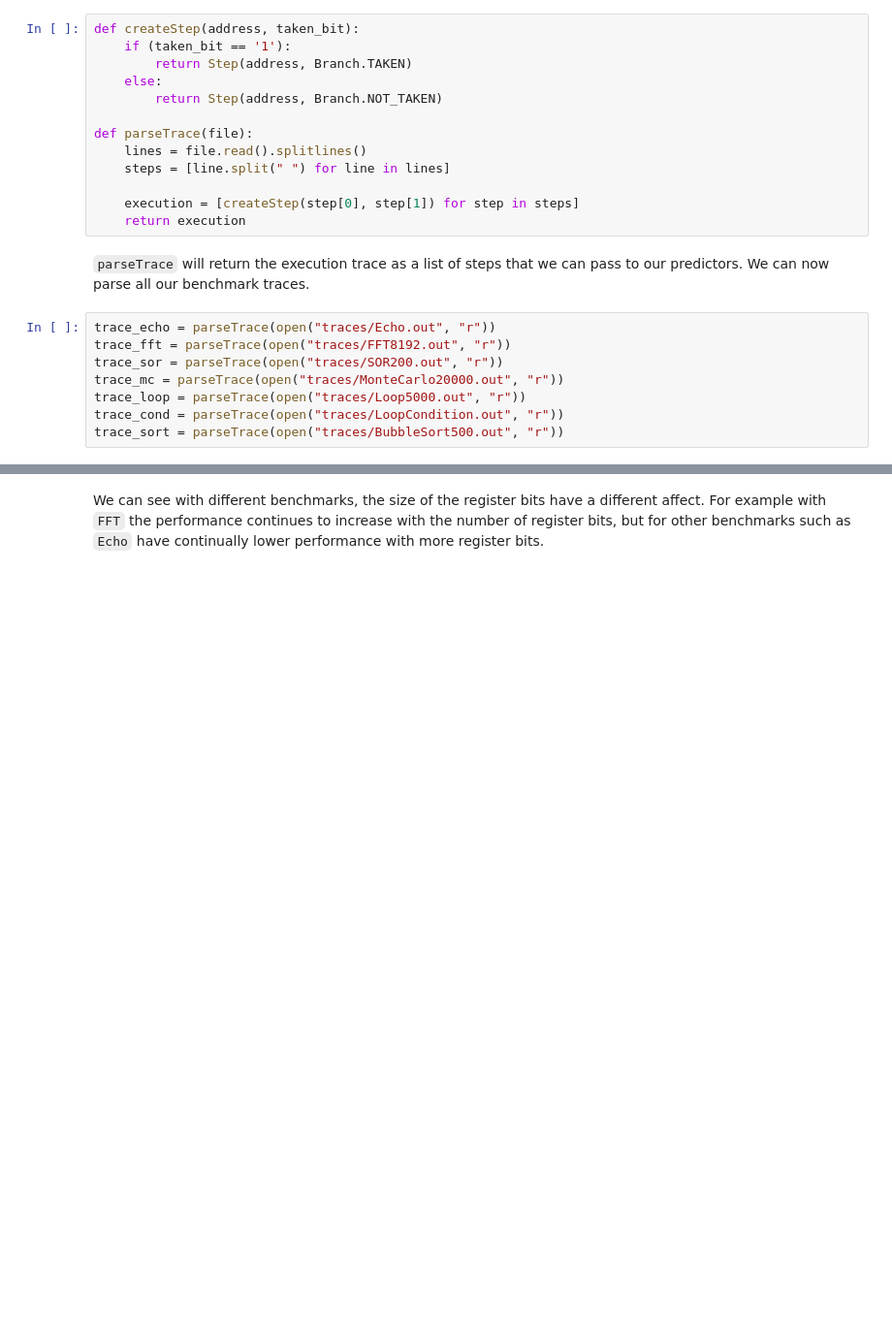
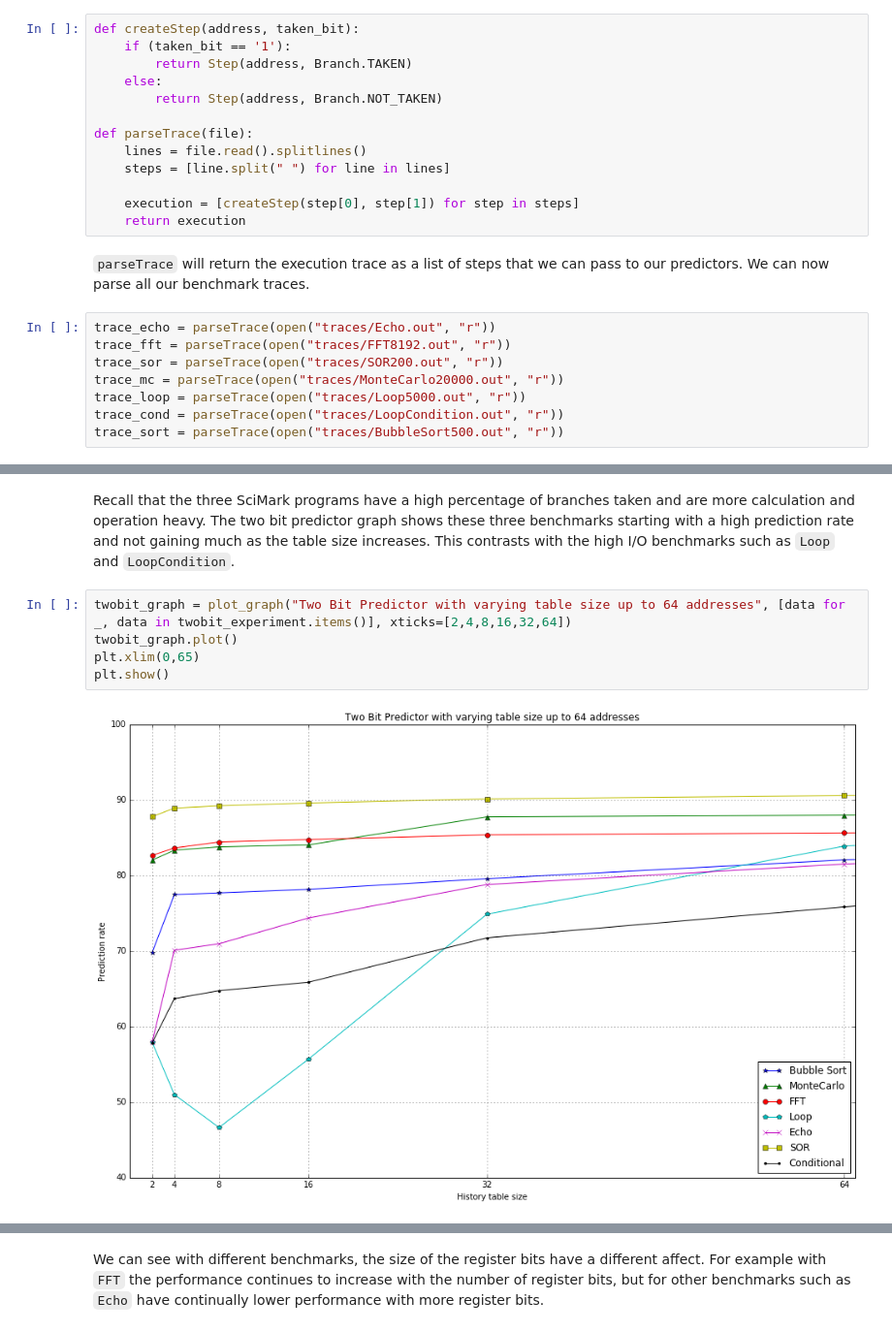
Before and after one commit to 12yuens2/branch-prediction, a Jupyter notebook: CS4202 Branch Prediction Practical.ipynb, the cells around one changed output, grey strips where cells are left out. Shown at 97% size. Saved outputs shown, nothing was run; the diff lists cells and outputs as text; blank space fills up the shorter version.

```diff
--- a/CS4202 Branch Prediction Practical.ipynb
+++ b/CS4202 Branch Prediction Practical.ipynb
@@ -427,0 +378,9 @@ plt.show
+# %% [markdown]
+Recall that the three SciMark programs have a high percentage of branches taken and are more calculation and operation heavy. The two bit predictor graph shows these three benchmarks starting with a high prediction rate and not gaining much as the table size increases. This contrasts with the high I/O benchmarks such as `Loop` and `LoopCondition`.
+# %%
+twobit_graph = plot_graph("Two Bit Predictor with varying table size up to 64 addresses", [data for _, data in twobit_experiment.items()], xticks=[2,4,8,16,32,64])
+twobit_graph.plot()
+plt.xlim(0,65)
+plt.show()
+# %% [output]
+[figure, added]
```
Also changed, not shown: parts of 56 cells of this notebook.
